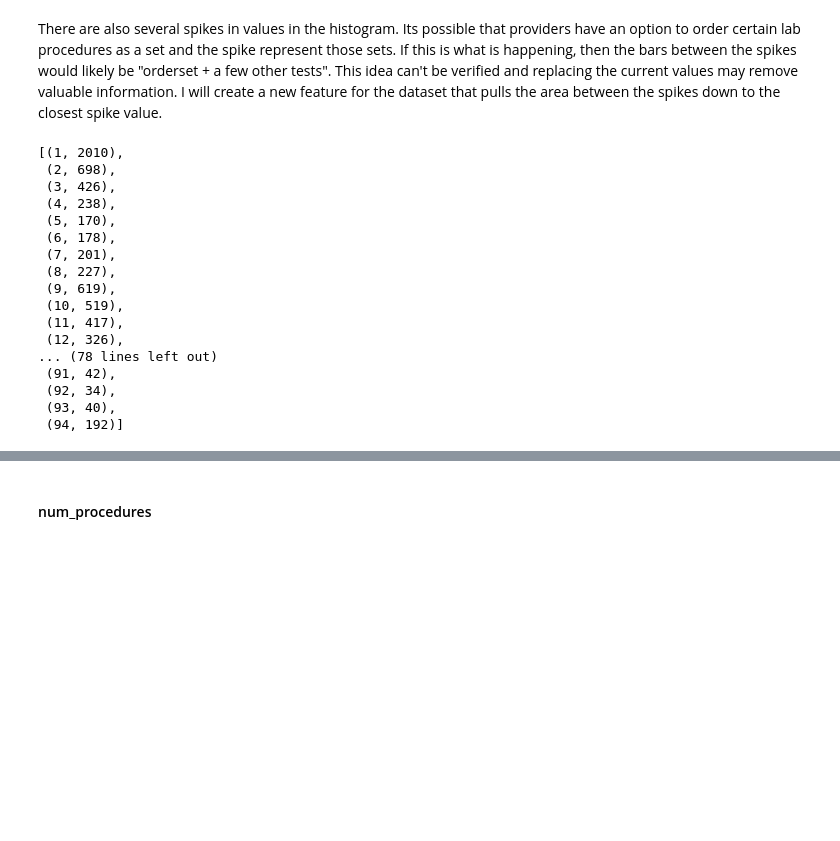
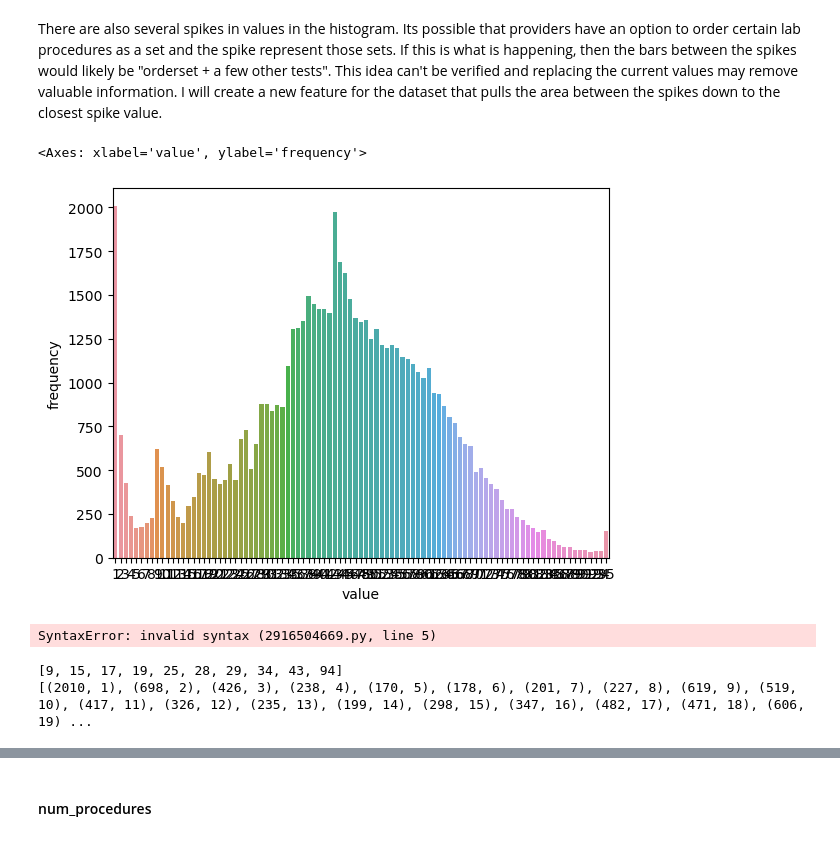
Before and after one commit to ashbyj/PredictingReadmissions, a Jupyter notebook: notebooks/2-ja-eda.ipynb, the cells around one changed output, grey strips where cells are left out. Cells and saved outputs as stored; diff of their text form; code cells hidden in the pictures; blank space fills up the shorter version.

Commit message:
fighting seaborn over default histogram bin sizes

```diff
--- a/notebooks/2-ja-eda.ipynb
+++ b/notebooks/2-ja-eda.ipynb
@@ -564,35 +565,56 @@ In this case, reassigning the outliers to the right whisker value has little imp
 focused_variable = np.where(focused_variable > 95, 95, focused_variable)
 # %% [markdown]
 There are also several spikes in values in the histogram.  Its possible that providers have an option to order certain lab procedures as a set and the spike represent those sets.  If this is what is happening, then the bars between the spikes would likely be "orderset + a few other tests".  This idea can't be verified and replacing the current values may remove valuable information.  I will create a new feature for the dataset that pulls the area between the spikes down to the closest spike value.
+# %%
+#fv_counts = pd.DataFrame(focused_variable).value_counts().sort_index()
+
+values, counts = np.unique(focused_variable, return_counts=True)
+fv_counts = pd.DataFrame({'value': values, 'frequency': counts}).sort_values('value')
+
+pd.set_option('display.max_rows', None)
+#print(fv_counts)
+#print(fv_counts['frequency'].pct_change())
+
+sns.barplot(data=fv_counts, x='value', y='frequency')
+
+
+
+
+
+
+
+# when you come back, this fucking sucks and you need to figure it out
+# box_and_whisker isnt using a bin_size of 1, but some arbitrary decimal value
+# so since the feature is an integer, they get dumped into those huge bins
+# there is still something going on at the highest bar to look at, but the
+# rest of this looks very close to the normal distrubtion and you can get on w/ life
+# %% [output]
+<Axes: xlabel='value', ylabel='frequency'>
+[figure, added]
+# %%
+# Assuming you have a DataFrame named 'data' and a column named 'column_name'
+threshold = 0.1  # Change this threshold to the desired value
+
+# Calculate the percentage change in the column
+percentage_change = .pct_change()
+
+# Filter the DataFrame based on the condition
+indexes_exceeding_threshold = data.index[percentage_change > threshold]
+
+# Display the index values that meet the condition
+print(indexes_exceeding_threshold)
+# %% [output]
+SyntaxError: invalid syntax (2916504669.py, line 5)
 # %%
 bins = np.arange(1, 96)
 frequencies, values = np.histogram(focused_variable, bins=bins)
 
-x = zip(values, frequencies)
-list(x)
-#new_bins = [bins[0]]
-#for i in range(1, len(frequencies)):
-#    change_percent = (frequencies[i] - frequencies[i-1]) / frequencies[i-1]
-#    if abs(change_percent) > .05:
-#        new_bins.append(bins[i-1])
+threshold = 0.25  # Change this threshold to the desired percentage
 
-#new_bins.append(bins[-1])
-#new_bins
+result_values = [values[i] for i in range(1, len(frequencies)) if (frequencies[i] - frequencies[i-1]) / frequencies[i-1] > threshold]
+
+print(result_values)
+print(list(zip(frequencies, values)))
 # %% [output]
-[(1, 2010),
- (2, 698),
- (3, 426),
- (4, 238),
- (5, 170),
- (6, 178),
- (7, 201),
- (8, 227),
- (9, 619),
- (10, 519),
- (11, 417),
- (12, 326),
-... (78 lines left out)
- (91, 42),
- (92, 34),
- (93, 40),
- (94, 192)]
+[9, 15, 17, 19, 25, 28, 29, 34, 43, 94]
+[(2010, 1), (698, 2), (426, 3), (238, 4), (170, 5), (178, 6), (201, 7), (227, 8), (619, 9), (519, 10), (417, 11), (326, 12), (235, 13), (199, 14), (298, 15), (347, 16), (482, 17), (471, 18), (606, 19) ...
```
Also changed, not shown: parts of 4 cells of this notebook, 2 other files.
